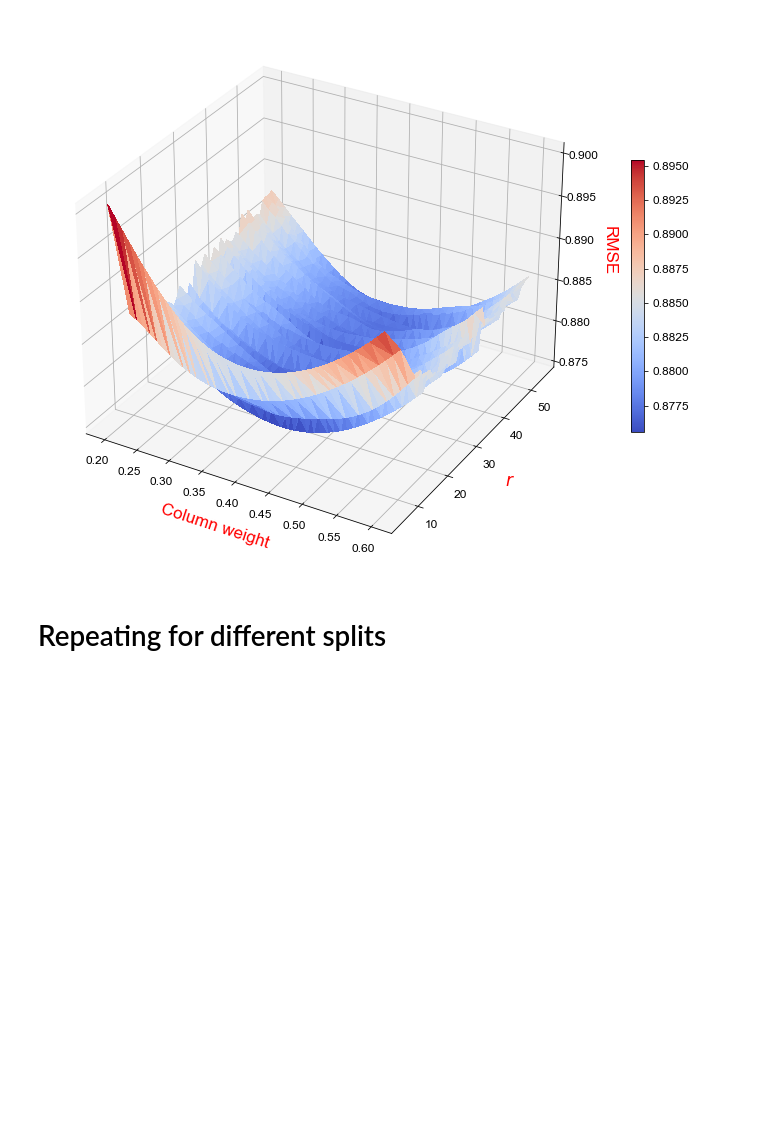
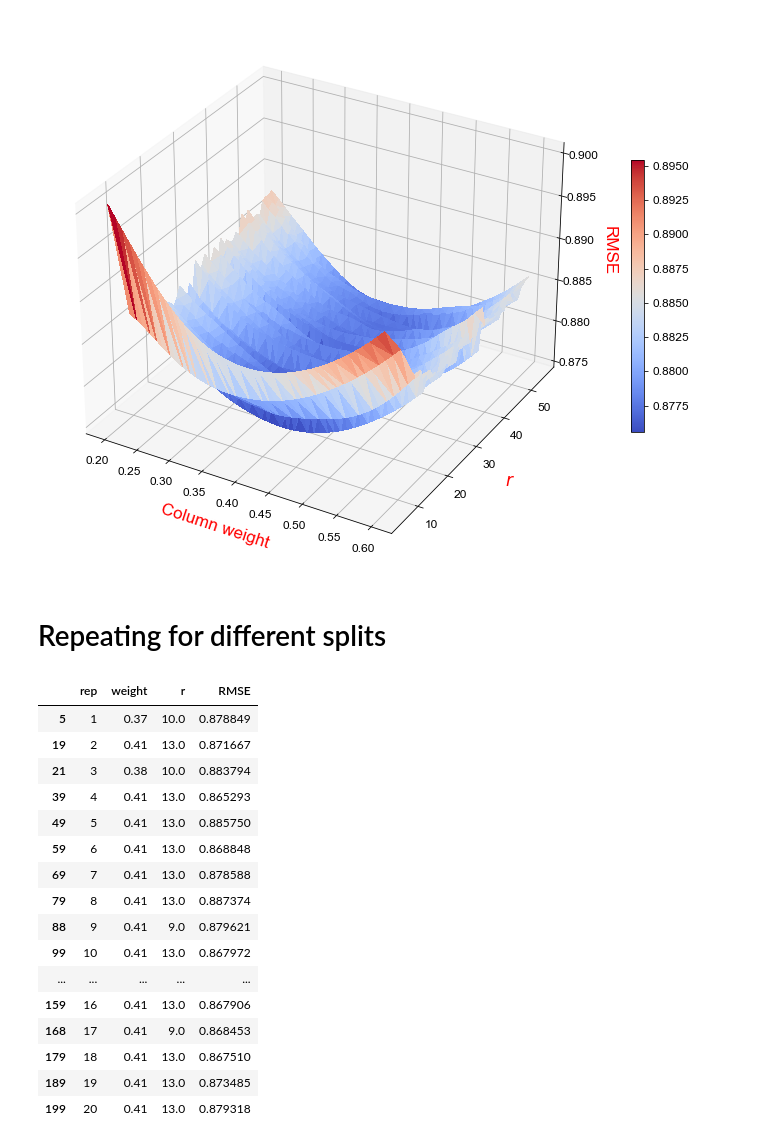
Before and after one commit to dmika1234/MoCaDR_proj1, a Jupyter notebook: src/presenting_results.ipynb, the cells around one changed output. Saved outputs shown, nothing was run; the diff lists cells and outputs as text; code cells hidden in the pictures; blank space fills up the shorter version.

Commit message:
computing results

```diff
--- a/src/presenting_results.ipynb
+++ b/src/presenting_results.ipynb
@@ -226,3 +226,25 @@ plt.savefig('Report/fig/nmf_r_w.png')
 [figure]
 # %% [markdown]
 # Repeating for different splits
+# %%
+res_svd1_reps = pd.read_csv('Results/results_reps_svd1.csv')
+# %%
+res_svd1_reps.loc[res_svd1_reps.groupby('rep').idxmin()['RMSE']]
+# %% [output]
+|  | rep | weight | r | RMSE |
+| 5 | 1 | 0.37 | 10.0 | 0.878849 |
+| 19 | 2 | 0.41 | 13.0 | 0.871667 |
+| 21 | 3 | 0.38 | 10.0 | 0.883794 |
+| 39 | 4 | 0.41 | 13.0 | 0.865293 |
+| 49 | 5 | 0.41 | 13.0 | 0.885750 |
+| 59 | 6 | 0.41 | 13.0 | 0.868848 |
+| 69 | 7 | 0.41 | 13.0 | 0.878588 |
+| 79 | 8 | 0.41 | 13.0 | 0.887374 |
+| 88 | 9 | 0.41 | 9.0 | 0.879621 |
+| 99 | 10 | 0.41 | 13.0 | 0.867972 |
+| ... | ... | ... | ... | ... |
+| 159 | 16 | 0.41 | 13.0 | 0.867906 |
+| 168 | 17 | 0.41 | 9.0 | 0.868453 |
+| 179 | 18 | 0.41 | 13.0 | 0.867510 |
+| 189 | 19 | 0.41 | 13.0 | 0.873485 |
+| 199 | 20 | 0.41 | 13.0 | 0.879318 |
```
Also changed, not shown: parts of 1 cell of this notebook, 8 other files.
